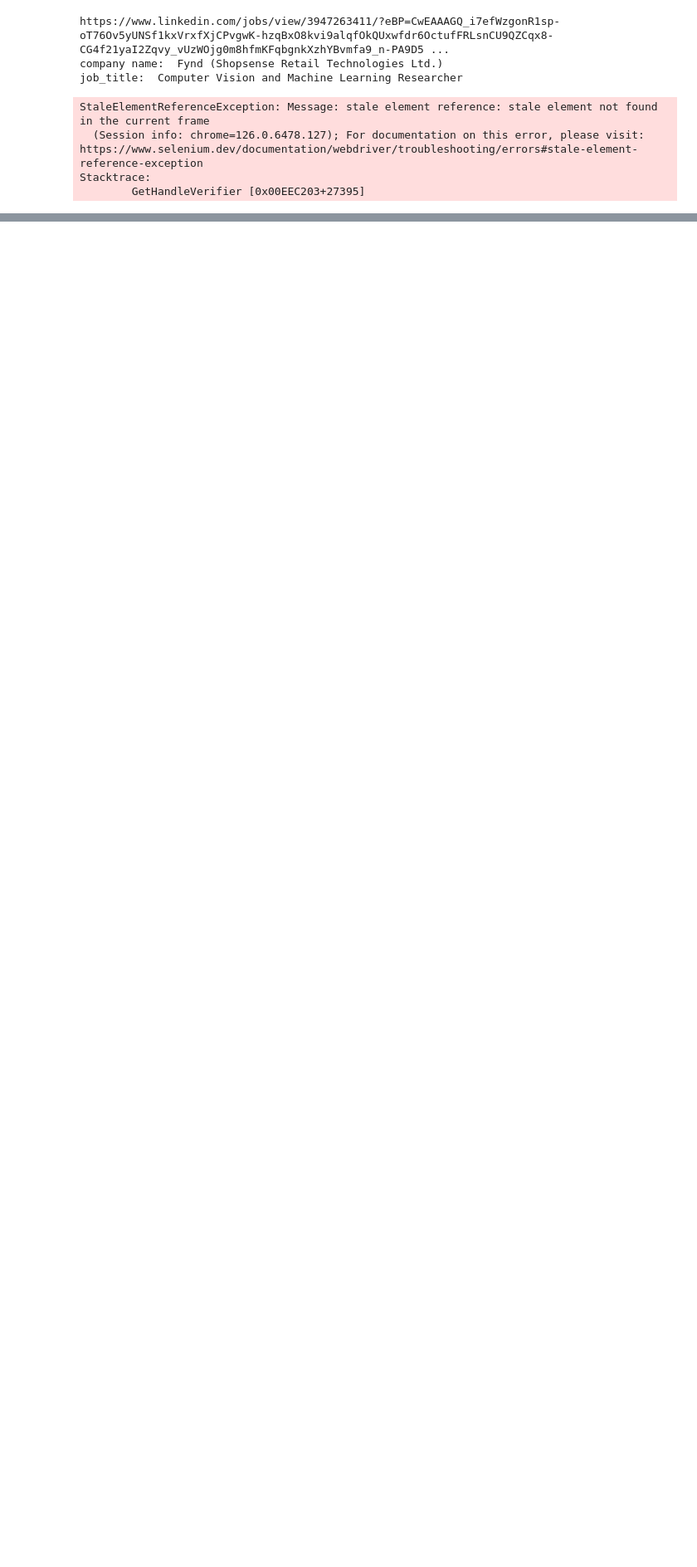
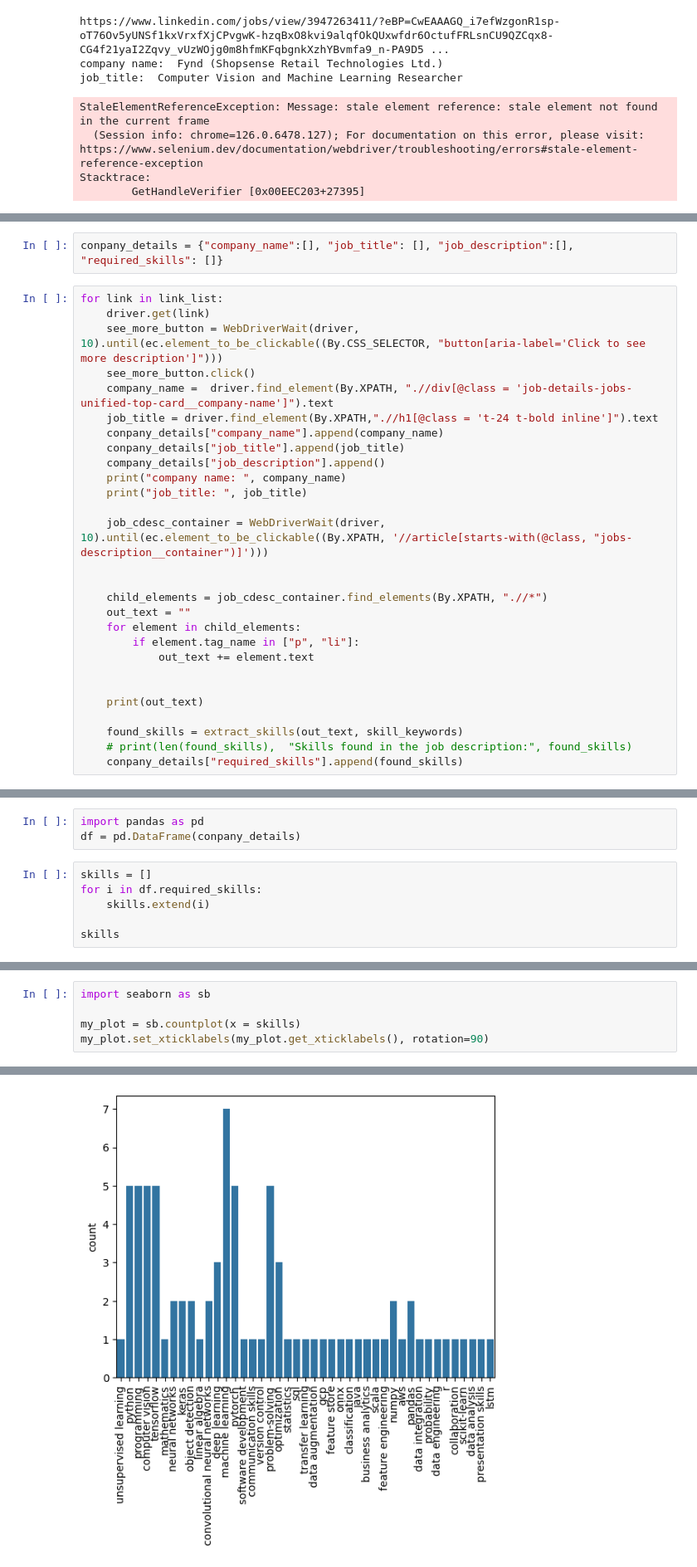
Before and after one commit to Ananth-pinacalabs/Linkedin_automation, a Jupyter notebook: Cleaner_code.ipynb, the cells around one changed output, grey strips where cells are left out. Shown: that part at 83% size. Drawn from its saved outputs; the diff is of its cells as text; blank space fills up the shorter version.

```diff
--- a/Cleaner_code.ipynb
+++ b/Cleaner_code.ipynb
@@ -288,0 +365,30 @@ Stacktrace:
+# %%
+conpany_details = {"company_name":[], "job_title": [], "job_description":[], "required_skills": []}
+# %%
+for link in link_list:
+    driver.get(link)
+    see_more_button = WebDriverWait(driver, 10).until(ec.element_to_be_clickable((By.CSS_SELECTOR, "button[aria-label='Click to see more description']")))
+    see_more_button.click()
+    company_name =  driver.find_element(By.XPATH, ".//div[@class = 'job-details-jobs-unified-top-card__company-name']").text
+    job_title = driver.find_element(By.XPATH,".//h1[@class = 't-24 t-bold inline']").text
+    conpany_details["company_name"].append(company_name)
+    conpany_details["job_title"].append(job_title)
+    company_details["job_description"].append()
+    print("company name: ", company_name)
+    print("job_title: ", job_title)
+
+    job_cdesc_container = WebDriverWait(driver, 10).until(ec.element_to_be_clickable((By.XPATH, '//article[starts-with(@class, "jobs-description__container")]')))
+
+
+    child_elements = job_cdesc_container.find_elements(By.XPATH, ".//*")
+    out_text = ""
+    for element in child_elements:
+        if element.tag_name in ["p", "li"]:
+            out_text += element.text
+
+
+    print(out_text)
+
+    found_skills = extract_skills(out_text, skill_keywords)
+    # print(len(found_skills),  "Skills found in the job description:", found_skills)
+    conpany_details["required_skills"].append(found_skills)
@@ -288,0 +437,9 @@ Stacktrace:
+# %%
+import pandas as pd
+df = pd.DataFrame(conpany_details)
+# %%
+skills = []
+for i in df.required_skills:
+    skills.extend(i)
+
+skills
@@ -288,0 +464,6 @@ Stacktrace:
+# %%
+import seaborn as sb
+
+my_plot = sb.countplot(x = skills)
+my_plot.set_xticklabels(my_plot.get_xticklabels(), rotation=90)
+# %% [output]
@@ -288,0 +487 @@ Stacktrace:
+[figure, added]
```
Also changed, not shown: parts of 20 cells of this notebook.
